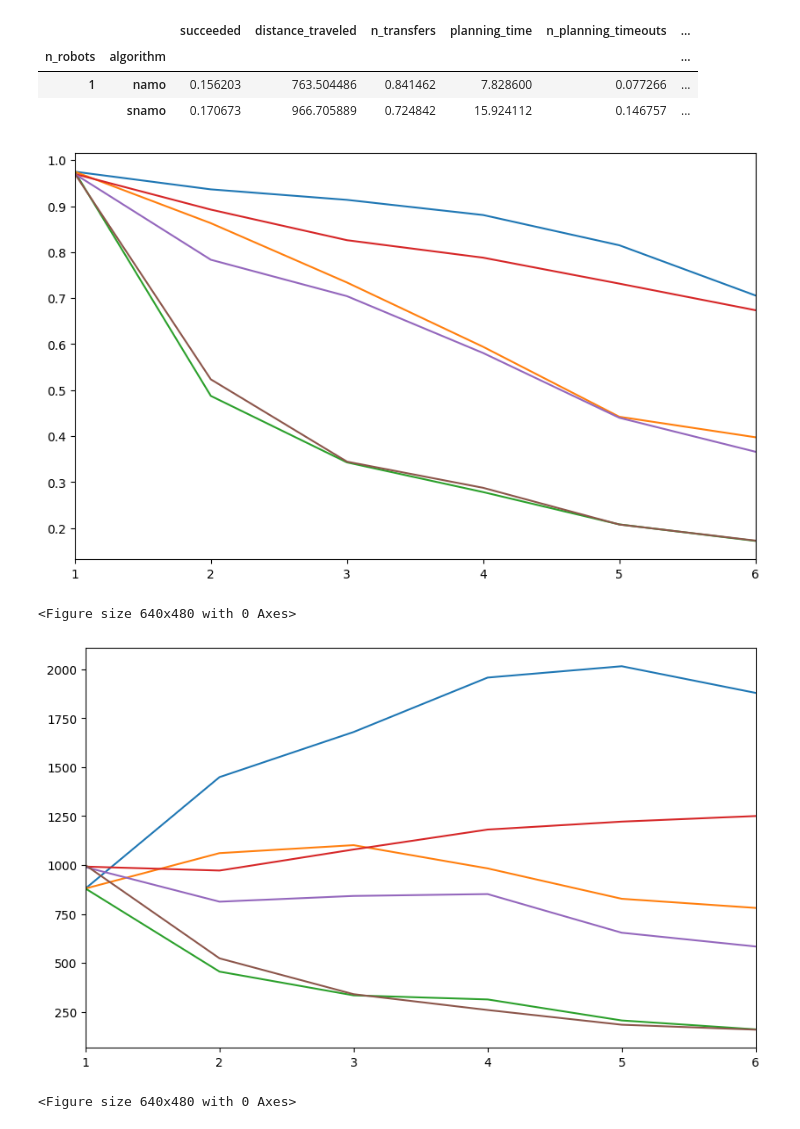
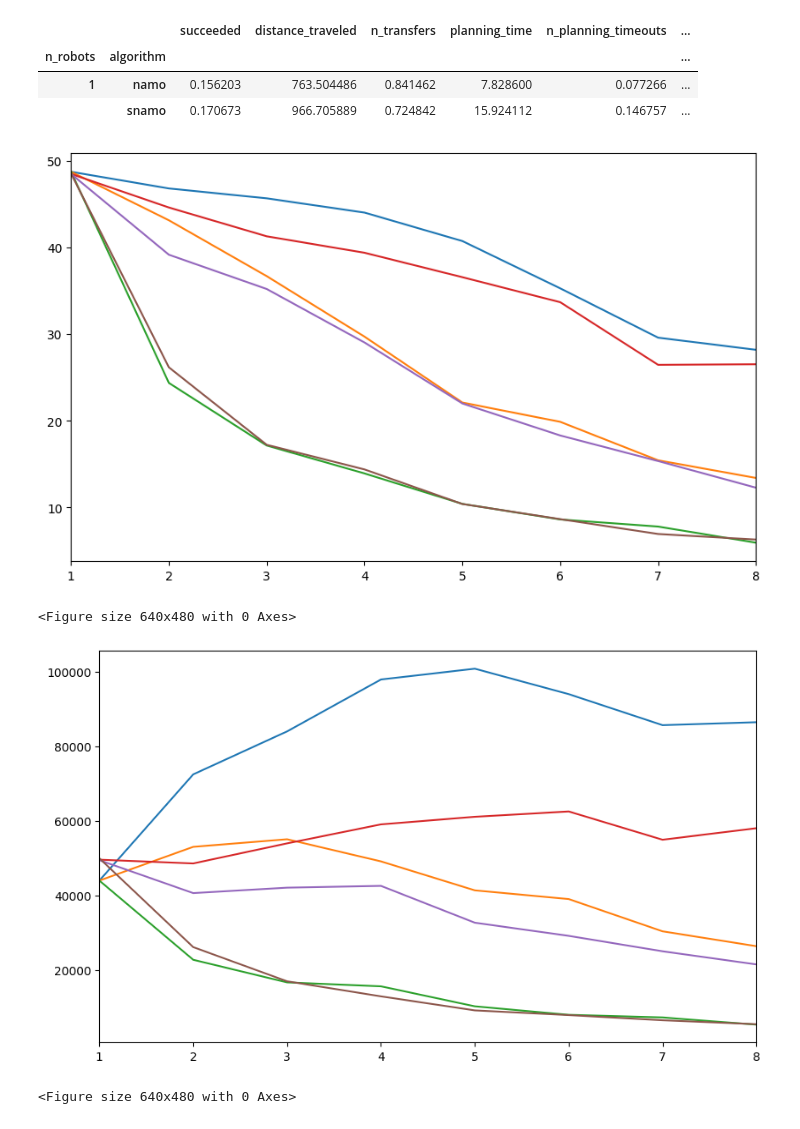
Before and after one commit to Chroma-CITI/namosim, a Jupyter notebook: notebooks/analysis-v2.ipynb, the cells around one changed output. Saved outputs shown, nothing was run; the diff lists cells and outputs as text; code cells hidden in the pictures.

```diff
--- a/notebooks/analysis-v2.ipynb
+++ b/notebooks/analysis-v2.ipynb
@@ -5,17 +5,14 @@ import numpy as np
 from matplotlib.axes import Axes
 from matplotlib.gridspec import GridSpec
 import typing as t
-data = pandas.read_csv("../report.csv")
+data = pandas.read_csv("../report_willow_garage_multi_shape.csv")
 data["succeeded"] = data["succeeded"].astype(int)
-data_per_sim = data.groupby(['n_robots', 'algorithm', 'agent_id']).sum().reset_index()
-avg_per_sim = data_per_sim.drop(columns="agent_id").groupby(['n_robots', 'algorithm']).mean()
-std_per_sim = data_per_sim.drop(columns="agent_id").groupby(['n_robots', 'algorithm']).std()
+data_successes = data[data["succeeded"] == 1]
+sum_goals_per_agent_per_sim = data.groupby(['n_robots', 'algorithm', 'sim_id', 'agent_id']).sum().reset_index()
+avg_per_agent = sum_goals_per_agent_per_sim.drop(columns=["agent_id", "sim_id"]).groupby(['n_robots', 'algorithm']).mean()
+std_per_agent = sum_goals_per_agent_per_sim.drop(columns=["agent_id", "sim_id"]).groupby(['n_robots', 'algorithm']).std()
+count_per_agent = sum_goals_per_agent_per_sim.drop(columns=["agent_id", "sim_id"]).groupby(['n_robots', 'algorithm']).count()
 
-data = data.drop(columns=["agent_id"])
+data = data.drop(columns=["agent_id", "sim_id"])
 success_rates = data.groupby(['n_robots','algorithm'])['succeeded'].mean().reset_index()
-
-data_successes = data[data["succeeded"] == 1]
-
-# data = data.drop(columns=["succeeded"])
-# data_successes = data_successes.drop(columns=["succeeded"])
 # %%
@@ -134,3 +79,0 @@ success_rates
-# %%
-avg = data.groupby(['n_robots', 'algorithm']).mean()
-avg_success = data_successes.groupby(['n_robots','algorithm']).mean()
@@ -158,4 +79,0 @@ avg
-# %%
-std = data.groupby(['n_robots','algorithm']).std()
-std_success = data_successes.groupby(['n_robots','algorithm']).std()
-std
@@ -210,7 +85,7 @@ std.loc[[(1,"namo"), (1, "snamo")]]
 | 1 | namo | 0.156203 | 763.504486 | 0.841462 | 7.828600 | 0.077266 | ... |
 |  | snamo | 0.170673 | 966.705889 | 0.724842 | 15.924112 | 0.146757 | ... |
 # %%
-max_robots = 6
+max_robots = 10
 algs = {
     "namo": "NAMO",
     "namo_ndr": "NAMO w/o Deadlock Resolution",
@@ -259,18 +134,19 @@ def plot_metric_by_num_robots(
 # %%
 fig = plt.figure(constrained_layout=False, figsize=(10,6))
 gs = GridSpec(1, 1, figure=fig)
 
 plot_metric_by_num_robots(
     ax=fig.add_subplot(gs[0, 0]),
-    avg=avg['succeeded'],
-    std=std['succeeded'],
+    avg=avg_per_agent['succeeded'],
+    std=std_per_agent['succeeded'] / 4,
     max_robots=max_robots,
     algs=algs,
     ylabel="Goal Success Rate",
+    show_std=False
 )
 fig.savefig('intersections_goal_success_rates.png', bbox_inches='tight')
 # %% [output]
-[figure, old version]
+[figure, new version]
 <Figure size 640x480 with 0 Axes>
 # %%
 fig = plt.figure(constrained_layout=False, figsize=(10,6))
@@ -278,13 +154,14 @@ gs = GridSpec(1, 1, figure=fig)
 
 plot_metric_by_num_robots(
     ax=fig.add_subplot(gs[0, 0]),
-    avg=avg['distance_traveled'],
-    std=std['distance_traveled'],
+    avg=avg_per_agent['distance_traveled'],
+    std=std_per_agent['distance_traveled'] / 2,
     max_robots=max_robots,
     algs=algs,
     ylabel="Distance",
+    show_std=False
 )
 fig.savefig('intersections_avg_distance_traveled.png', bbox_inches='tight')
 # %% [output]
-[figure, old version]
+[figure, new version]
 <Figure size 640x480 with 0 Axes>
```
Also changed, not shown: parts of 19 cells of this notebook, 2 other files.
